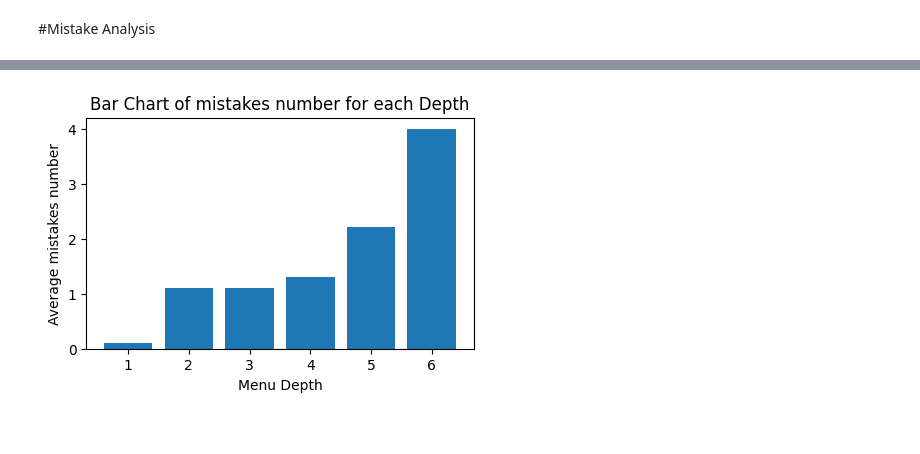
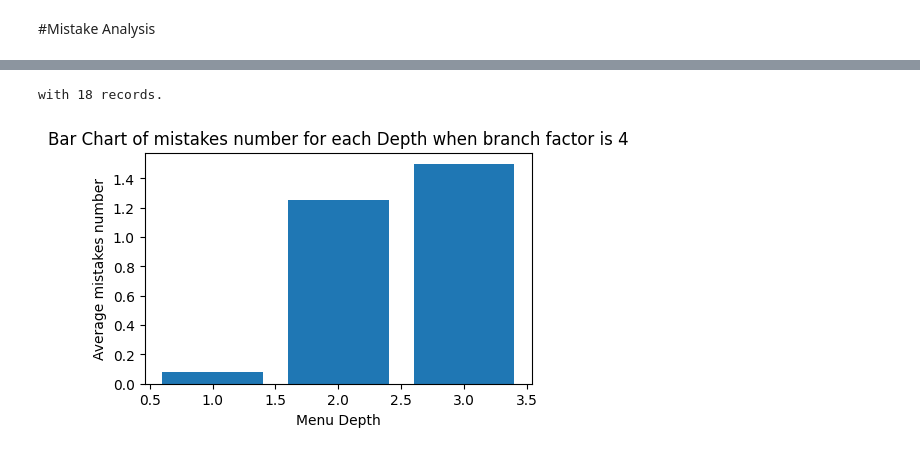
Before and after one commit to armanheydari/Wide-vs-Deep-menus, a Jupyter notebook: analysis.ipynb, the cells around one changed output, grey strips where cells are left out. Cells and saved outputs as stored; diff of their text form; code cells hidden in the pictures.

```diff
--- a/analysis.ipynb
+++ b/analysis.ipynb
@@ -77,10 +90,23 @@ grouped_df
 # %%
+grouped_df = df[(df[' branch_factor'] == 4) | (df['depth'] == 1)].groupby('depth').agg(
+    Count=('depth', 'count'),
+    Mistakes_Sum=('mistakes', 'sum')
+)
+
+print('with', len(df[df[' branch_factor']==4]), 'records.')
+
+# Create a new column for the ratio
+grouped_df['Average mistakes number'] = grouped_df['Mistakes_Sum'] / grouped_df['Count']
+grouped_df
+
 # Plotting
 plt.figure(figsize=(5,3))
 plt.bar(grouped_df.index, grouped_df['Average mistakes number'])
 plt.xlabel('Menu Depth')
 plt.ylabel('Average mistakes number')
-plt.title('Bar Chart of mistakes number for each Depth')
+plt.title('Bar Chart of mistakes number for each Depth when branch factor is 4')
+# plt.gca().xaxis.set_major_locator(ticker.MaxNLocator(nbins=3))
 plt.show()
 # %% [output]
+with 18 records.
-[figure, old version]
+[figure, new version]
```
Also changed, not shown: parts of 7 cells of this notebook, 2 other files.
